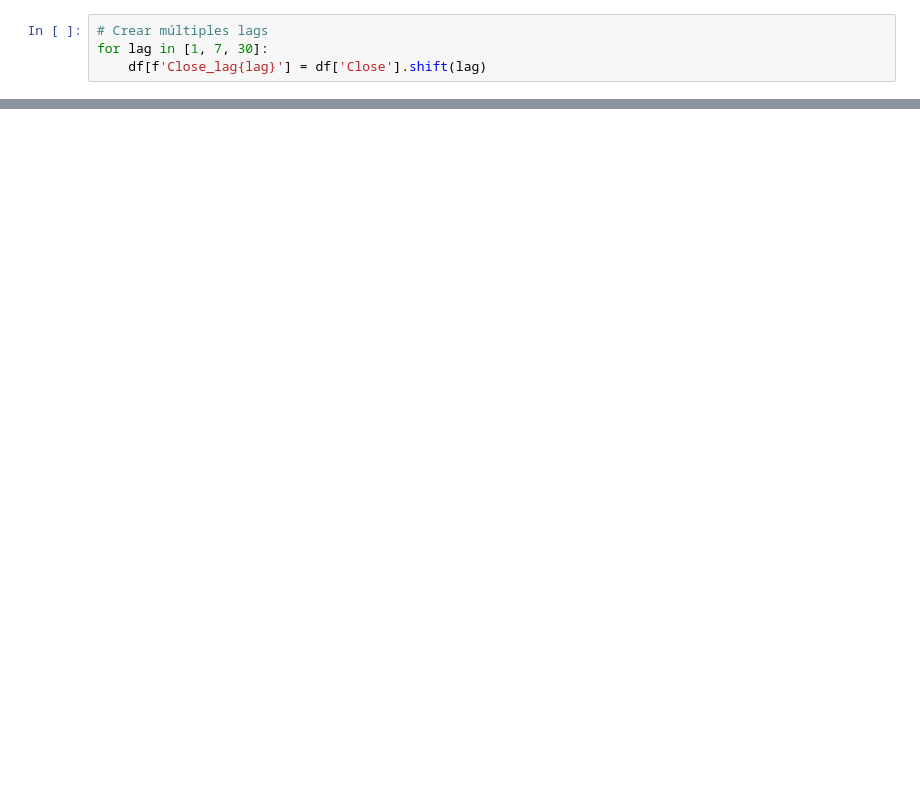
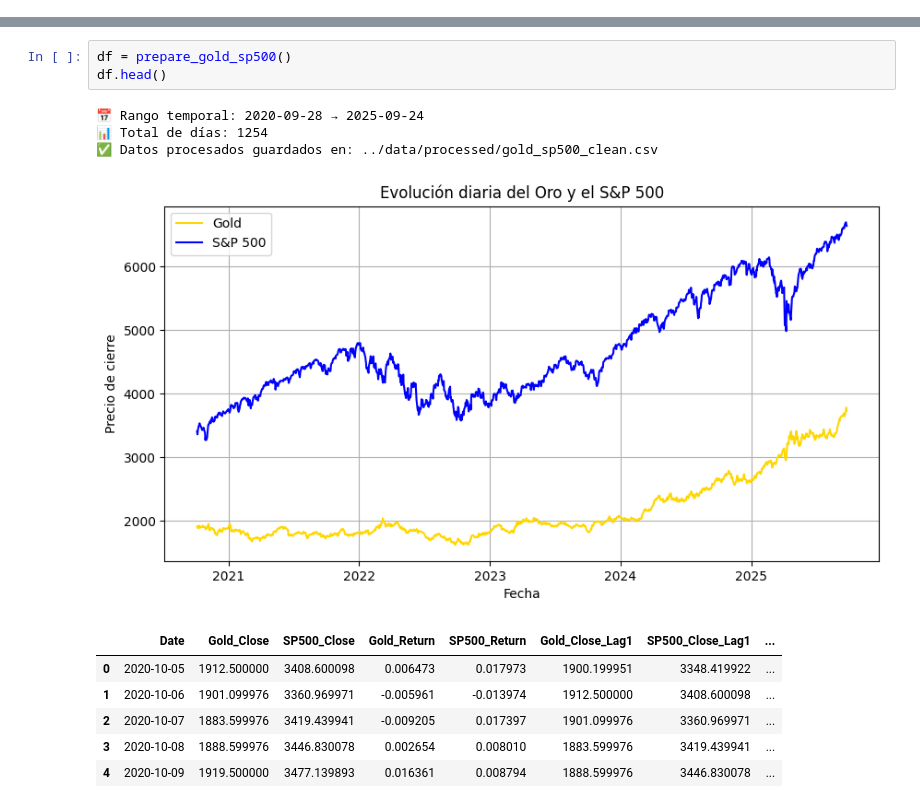
Before and after one commit to octaviodiego78/proyecto-cd-equipo-dji, a Jupyter notebook: notebooks/02_data_wrangling.ipynb, the cells around one changed output, grey strips where cells are left out. Drawn from its saved outputs; the diff is of its cells as text; blank space fills up the shorter version.

Commit message:
Fixed data wrangling

```diff
--- a/notebooks/02_data_wrangling.ipynb
+++ b/notebooks/02_data_wrangling.ipynb
@@ -108,4 +55,0 @@ fig_combined.show()
-# %%
-# Crear múltiples lags
-for lag in [1, 7, 30]:
-    df[f'Close_lag{lag}'] = df['Close'].shift(lag)
@@ -138,0 +152,14 @@ Data columns (total 8 columns):
+# %%
+df = prepare_gold_sp500()
+df.head()
+# %% [output]
+📅 Rango temporal: 2020-09-28 → 2025-09-24
+📊 Total de días: 1254
+✅ Datos procesados guardados en: ../data/processed/gold_sp500_clean.csv
+[figure, added]
+|  | Date | Gold_Close | SP500_Close | Gold_Return | SP500_Return | Gold_Close_Lag1 | SP500_Close_Lag1 | ... |
+| 0 | 2020-10-05 | 1912.500000 | 3408.600098 | 0.006473 | 0.017973 | 1900.199951 | 3348.419922 | ... |
+| 1 | 2020-10-06 | 1901.099976 | 3360.969971 | -0.005961 | -0.013974 | 1912.500000 | 3408.600098 | ... |
+| 2 | 2020-10-07 | 1883.599976 | 3419.439941 | -0.009205 | 0.017397 | 1901.099976 | 3360.969971 | ... |
+| 3 | 2020-10-08 | 1888.599976 | 3446.830078 | 0.002654 | 0.008010 | 1883.599976 | 3419.439941 | ... |
+| 4 | 2020-10-09 | 1919.500000 | 3477.139893 | 0.016361 | 0.008794 | 1888.599976 | 3446.830078 | ... |
```
Also changed, not shown: parts of 6 cells of this notebook, 1 other file.
